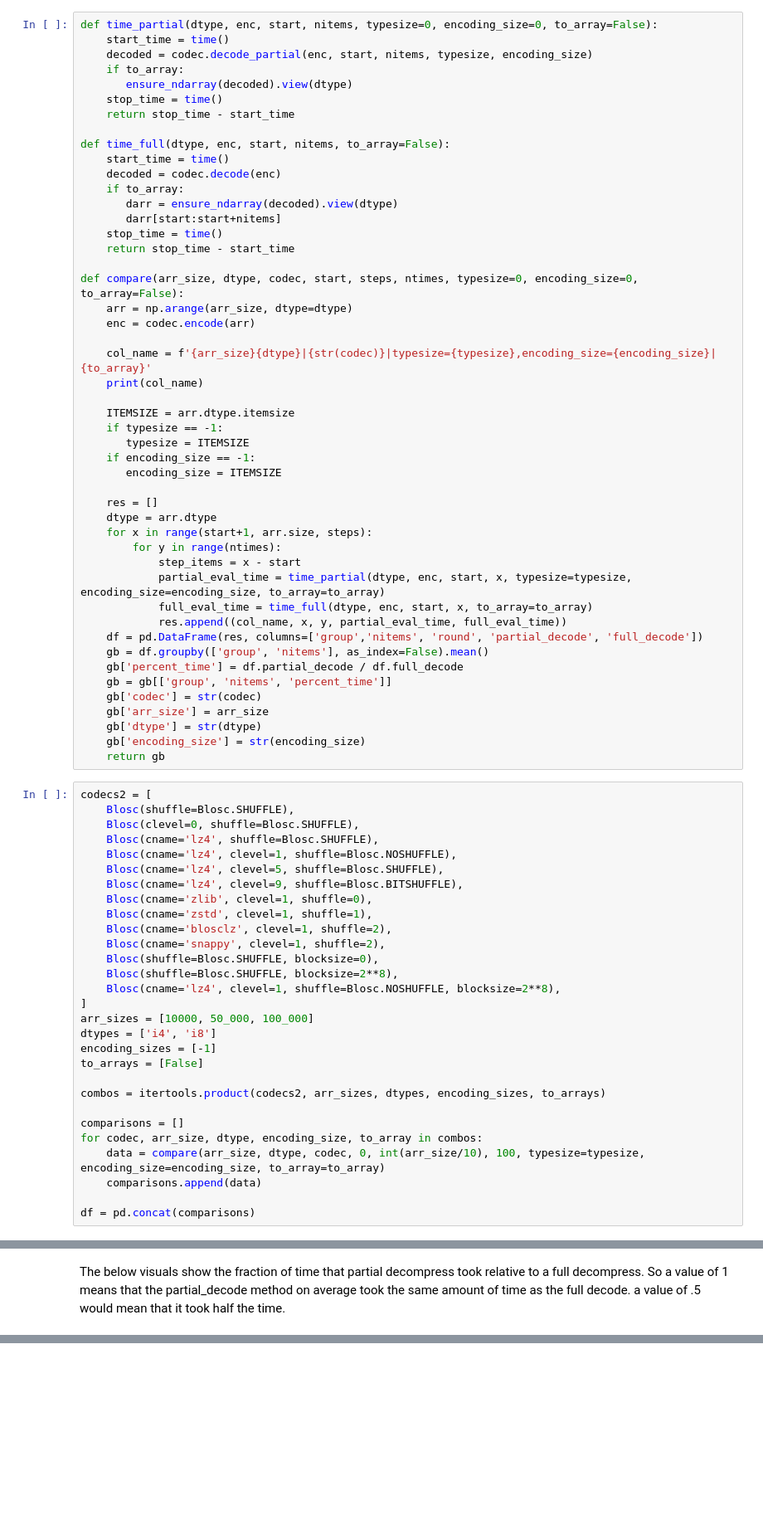
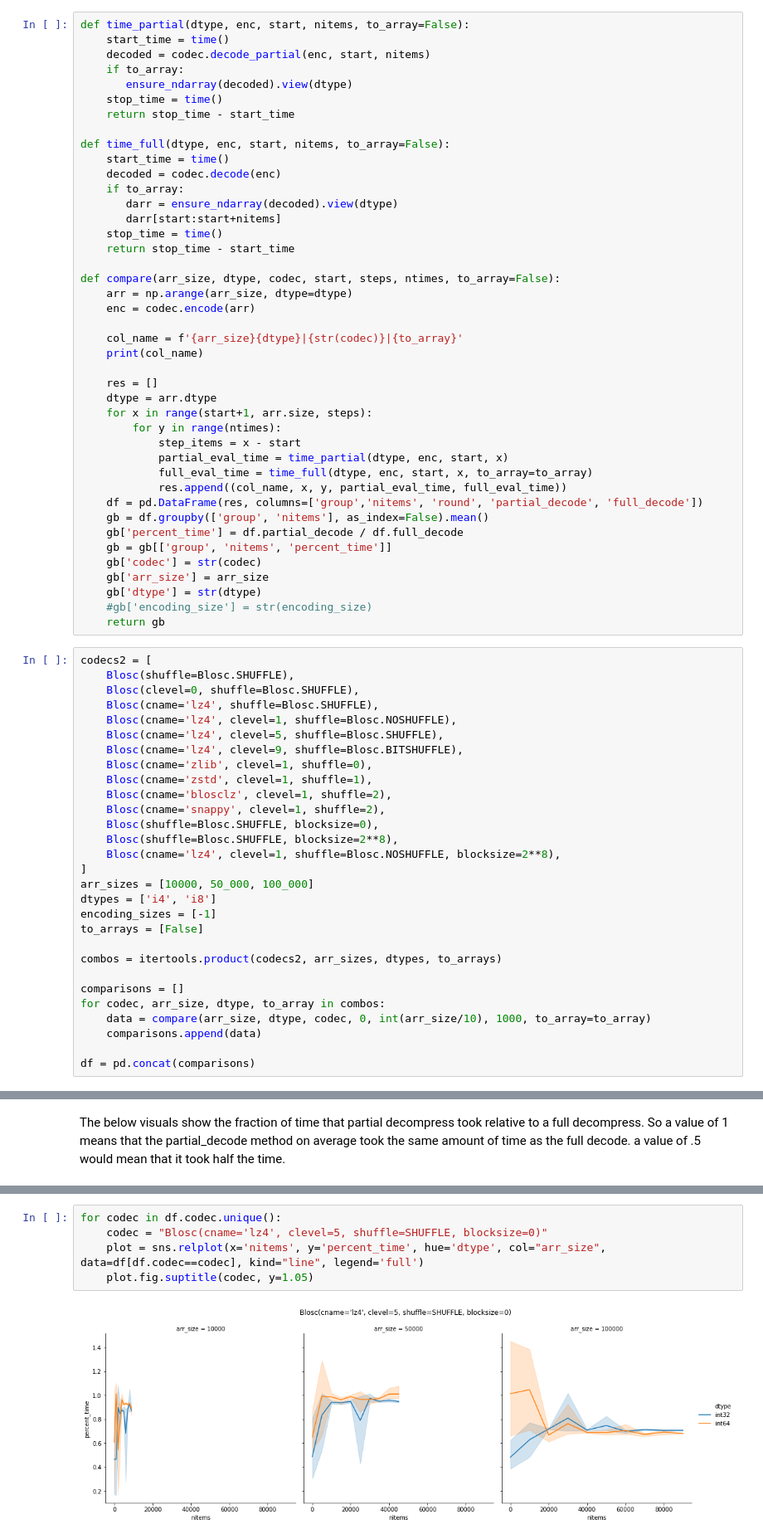
Before and after one commit to andrewfulton9/numcodecs, a Jupyter notebook: notebooks/benchmark_partial_decode.ipynb, the cells around one changed output, grey strips where cells are left out. Shown: that part at 83% size. Cells and saved outputs as stored; diff of their text form; blank space fills up the shorter version.

Commit message:
fixes plots to make them more readable

```diff
--- a/notebooks/benchmark_partial_decode.ipynb
+++ b/notebooks/benchmark_partial_decode.ipynb
@@ -12,9 +12,9 @@ import numcodecs
 from numcodecs.blosc import Blosc
 from numcodecs.compat import ensure_bytes, ensure_ndarray
 # %%
-def time_partial(dtype, enc, start, nitems, typesize=0, encoding_size=0, to_array=False):
+def time_partial(dtype, enc, start, nitems, to_array=False):
     start_time = time()
-    decoded = codec.decode_partial(enc, start, nitems, typesize, encoding_size)
+    decoded = codec.decode_partial(enc, start, nitems)
     if to_array:
        ensure_ndarray(decoded).view(dtype)
     stop_time = time()
@@ -29,25 +29,19 @@ def time_full(dtype, enc, start, nitems, to_array=False):
     stop_time = time()
     return stop_time - start_time
 
-def compare(arr_size, dtype, codec, start, steps, ntimes, typesize=0, encoding_size=0, to_array=False):
+def compare(arr_size, dtype, codec, start, steps, ntimes, to_array=False):
     arr = np.arange(arr_size, dtype=dtype)
     enc = codec.encode(arr)
 
-    col_name = f'{arr_size}{dtype}|{str(codec)}|typesize={typesize},encoding_size={encoding_size}|{to_array}'
+    col_name = f'{arr_size}{dtype}|{str(codec)}|{to_array}'
     print(col_name)
-
-    ITEMSIZE = arr.dtype.itemsize
-    if typesize == -1:
-       typesize = ITEMSIZE
-    if encoding_size == -1:
-       encoding_size = ITEMSIZE
 
     res = []
     dtype = arr.dtype
     for x in range(start+1, arr.size, steps):
         for y in range(ntimes):
             step_items = x - start
-            partial_eval_time = time_partial(dtype, enc, start, x, typesize=typesize, encoding_size=encoding_size, to_array=to_array)
+            partial_eval_time = time_partial(dtype, enc, start, x)
             full_eval_time = time_full(dtype, enc, start, x, to_array=to_array)
             res.append((col_name, x, y, partial_eval_time, full_eval_time))
     df = pd.DataFrame(res, columns=['group','nitems', 'round', 'partial_decode', 'full_decode'])
@@ -57,7 +51,7 @@ def compare(arr_size, dtype, codec, start, steps, ntimes, typesize=0, encoding_s
     gb['codec'] = str(codec)
     gb['arr_size'] = arr_size
     gb['dtype'] = str(dtype)
-    gb['encoding_size'] = str(encoding_size)
+    #gb['encoding_size'] = str(encoding_size)
     return gb
 # %%
 codecs2 = [
@@ -80,11 +74,11 @@ dtypes = ['i4', 'i8']
 encoding_sizes = [-1]
 to_arrays = [False]
 
-combos = itertools.product(codecs2, arr_sizes, dtypes, encoding_sizes, to_arrays)
+combos = itertools.product(codecs2, arr_sizes, dtypes, to_arrays)
 
 comparisons = []
-for codec, arr_size, dtype, encoding_size, to_array in combos:
-    data = compare(arr_size, dtype, codec, 0, int(arr_size/10), 100, typesize=typesize, encoding_size=encoding_size, to_array=to_array)
+for codec, arr_size, dtype, to_array in combos:
+    data = compare(arr_size, dtype, codec, 0, int(arr_size/10), 1000, to_array=to_array)
     comparisons.append(data)
 
 df = pd.concat(comparisons)
@@ -118,0 +108,7 @@ sns.relplot(x='nitems', y='percent_time', hue='dtype', row="codec", col="arr_siz
+# %%
+for codec in df.codec.unique():
+    codec = "Blosc(cname='lz4', clevel=5, shuffle=SHUFFLE, blocksize=0)"
+    plot = sns.relplot(x='nitems', y='percent_time', hue='dtype', col="arr_size", data=df[df.codec==codec], kind="line", legend='full')
+    plot.fig.suptitle(codec, y=1.05)
+# %% [output]
+[figure, added]
```
Also changed, not shown: parts of 3 cells of this notebook.
